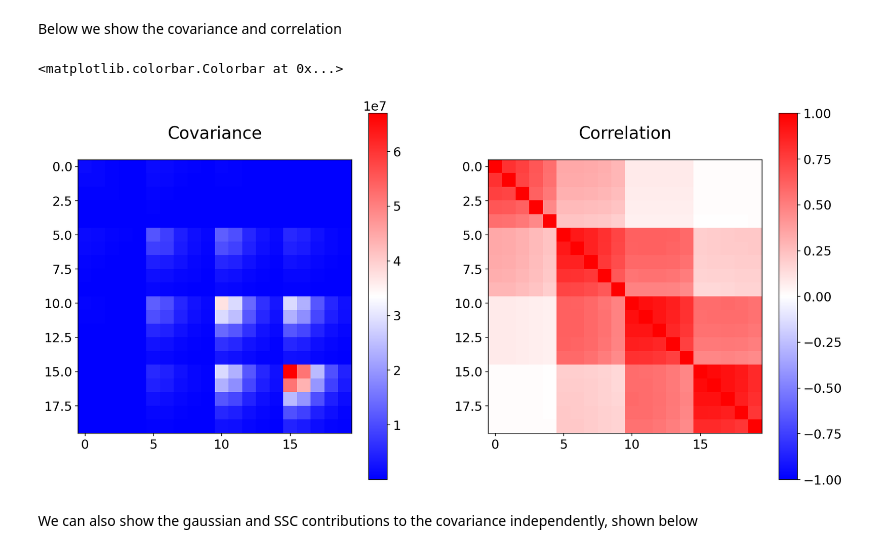
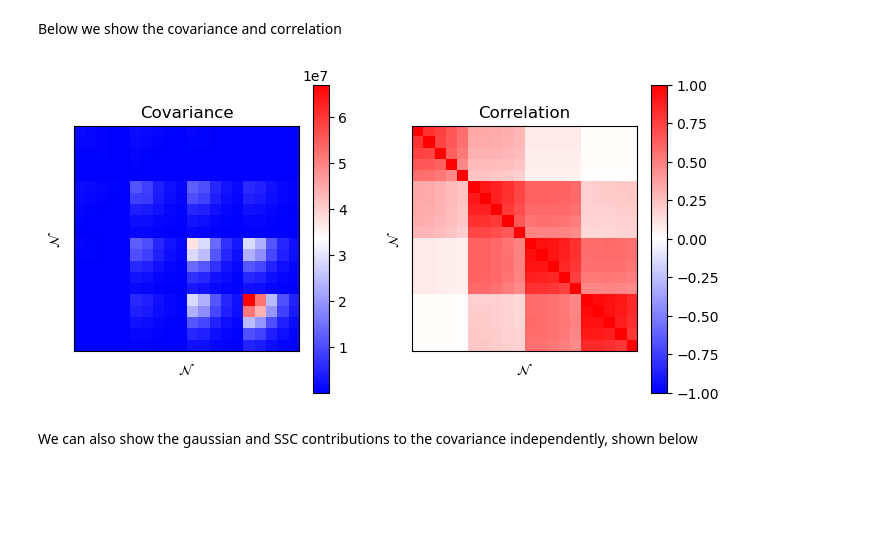
Before and after one commit to LSSTDESC/TJPCov, a Jupyter notebook: examples/cluster_count_covariance.ipynb, the cells around one changed output. Drawn from its saved outputs; the diff is of its cells as text; code cells hidden in the pictures; blank space fills up the shorter version.

```diff
--- a/examples/cluster_count_covariance.ipynb
+++ b/examples/cluster_count_covariance.ipynb
@@ -62,9 +67,3 @@ Computing independent covariance blocks
 # %% [markdown]
 Now we can either get the covariance matrix
  from the covariance class directly, or from the SACC file (which we will do below).
-# %%
-cov_from_file = sacc_with_cov.covariance.covmat
-def correlation(cov):
-    diag = np.diag(cov)
-    return cov / np.sqrt(diag[:, None] * diag[None, :])
-corr = correlation(cov_from_file)
@@ -71,18 +94,11 @@ corr = correlation(cov_from_file)
 # %% [markdown]
 Below we show the covariance and correlation
-# %%
-fig, (ax1, ax2) = plt.subplots(1, 2, figsize=(16,8))
-
-im1 = ax1.imshow(cov_from_file, cmap='bwr')
-im2 = ax2.imshow(corr, cmap='bwr', vmax=1, vmin=-1)
-ax1.set_title('Covariance')
-ax2.set_title('Correlation')
-
-plt.colorbar(im1, ax=ax1)
-plt.colorbar(im2, ax=ax2)
-# %% [output]
-<matplotlib.colorbar.Colorbar at 0x...>
-[figure, removed]
+# %%
+fig, ax = plt.subplots(1, 2, figsize=(8,4))
+
+plot_cov_corr(cov_from_file, fig, ax)
+# %% [output]
+[figure, added]
 # %% [markdown]
 We can also show the gaussian and SSC contributions to the covariance independently, shown below
 # %%
```
Also changed, not shown: parts of 5 cells of this notebook.
